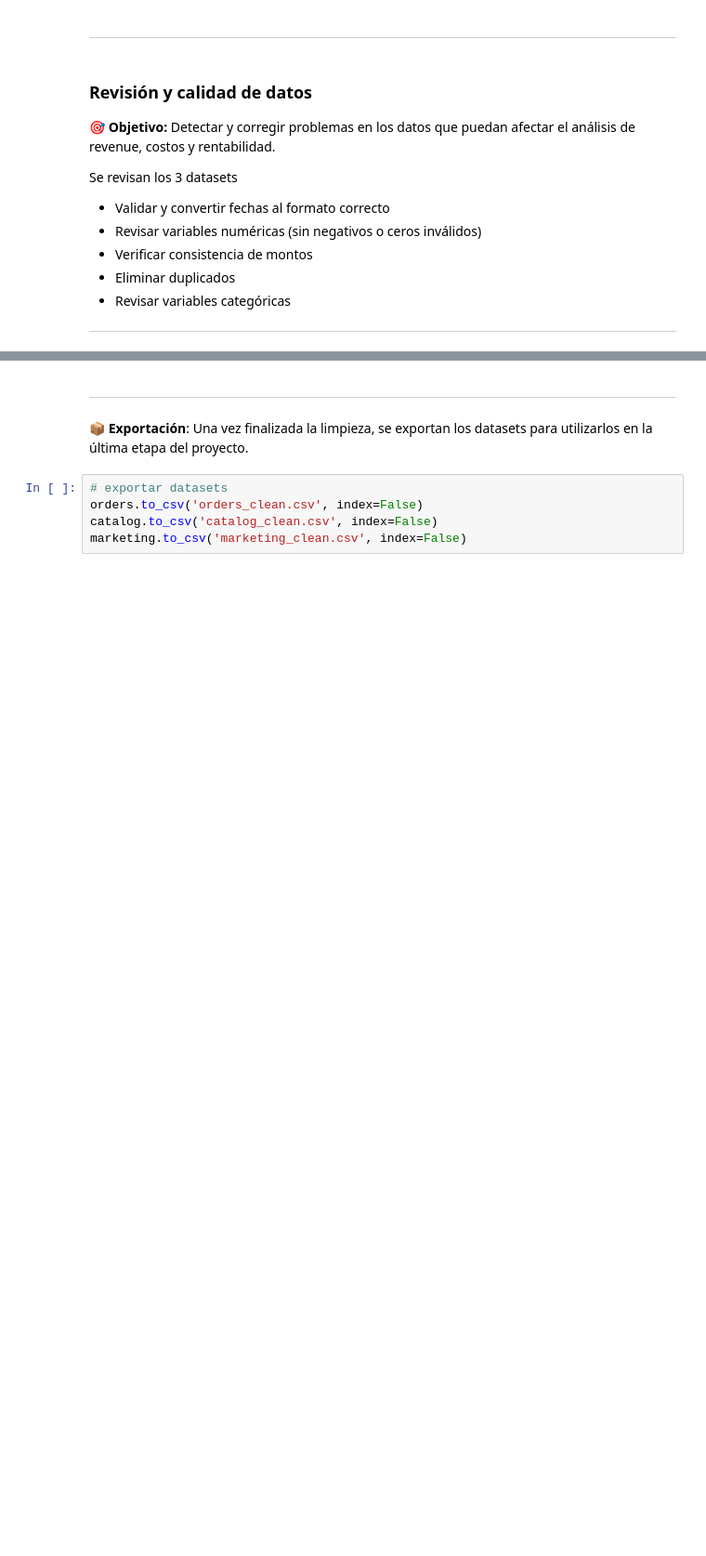
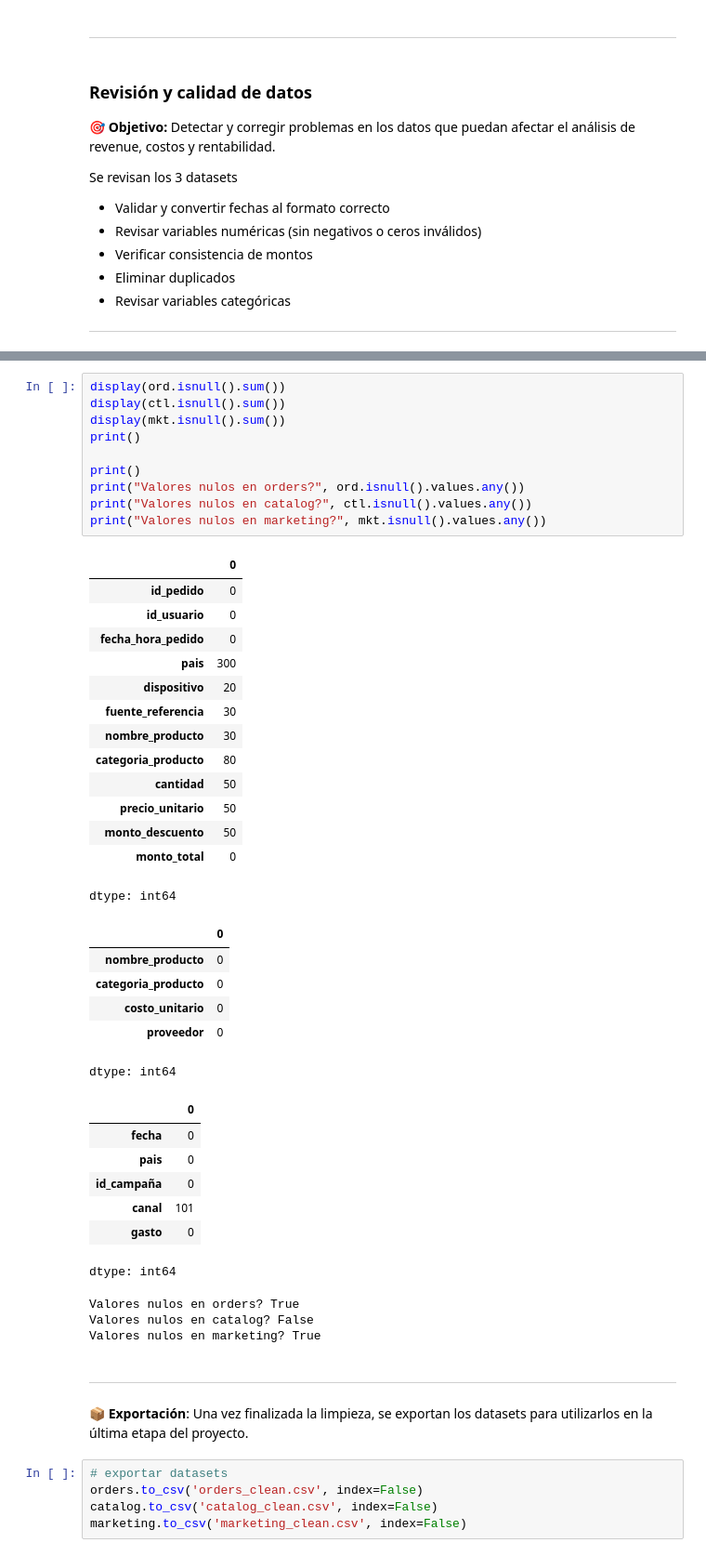
Before and after one commit to FithoGerardo/RappiPlus-Data-cleaning-and-analysis, a Jupyter notebook: notebooks/GerardoOlm-rappiplus_project.ipynb, the cells around one changed output, grey strips where cells are left out. Shown at 93% size. Drawn from its saved outputs; the diff is of its cells as text; blank space fills up the shorter version.

```diff
--- a/notebooks/GerardoOlm-rappiplus_project.ipynb
+++ b/notebooks/GerardoOlm-rappiplus_project.ipynb
@@ -97,3 +154,44 @@ Se revisan los 3 datasets
+# %%
+display(ord.isnull().sum())
+display(ctl.isnull().sum())
+display(mkt.isnull().sum())
+print()
+
+print()
+print("Valores nulos en orders?", ord.isnull().values.any())
+print("Valores nulos en catalog?", ctl.isnull().values.any())
+print("Valores nulos en marketing?", mkt.isnull().values.any())
+# %% [output]
+|  | 0 |
+| id_pedido | 0 |
+| id_usuario | 0 |
+| fecha_hora_pedido | 0 |
+| pais | 300 |
+| dispositivo | 20 |
+| fuente_referencia | 30 |
+| nombre_producto | 30 |
+| categoria_producto | 80 |
+| cantidad | 50 |
+| precio_unitario | 50 |
+| monto_descuento | 50 |
+| monto_total | 0 |
+dtype: int64
+|  | 0 |
+| nombre_producto | 0 |
+| categoria_producto | 0 |
+| costo_unitario | 0 |
+| proveedor | 0 |
+dtype: int64
+|  | 0 |
+| fecha | 0 |
+| pais | 0 |
+| id_campaña | 0 |
+| canal | 101 |
+| gasto | 0 |
+dtype: int64
+Valores nulos en orders? True
+Valores nulos en catalog? False
+Valores nulos en marketing? True
 # %% [markdown]
 ---
 **📦 Exportación**: Una vez finalizada la limpieza, se exportan los datasets para utilizarlos en la última etapa del proyecto.
```
Also changed, not shown: parts of 8 cells of this notebook.
